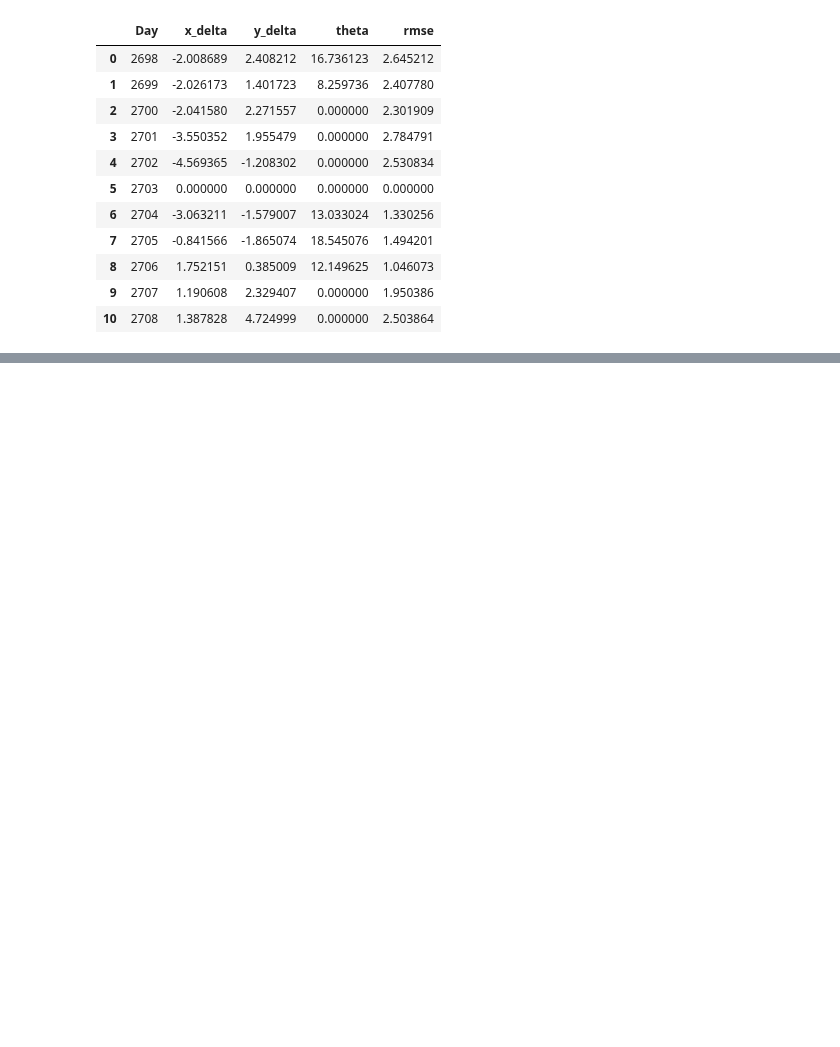
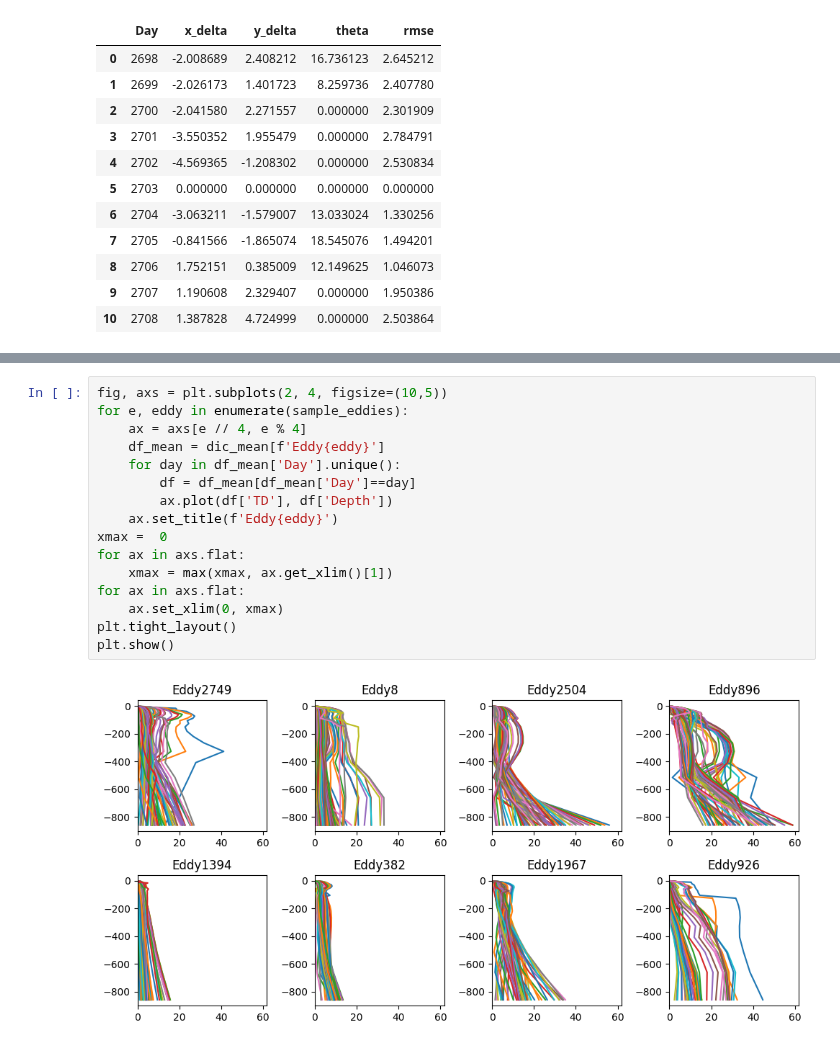
Before and after one commit to regdowse/UNSW-MRes, a Jupyter notebook: MRes/Chapter2/Tilt_Analysis.ipynb, the cells around one changed output, grey strips where cells are left out. Saved outputs shown, nothing was run; the diff lists cells and outputs as text; blank space fills up the shorter version.

```diff
--- a/MRes/Chapter2/Tilt_Analysis.ipynb
+++ b/MRes/Chapter2/Tilt_Analysis.ipynb
@@ -161,0 +268,18 @@ plt.show()
+# %%
+fig, axs = plt.subplots(2, 4, figsize=(10,5))
+for e, eddy in enumerate(sample_eddies):
+    ax = axs[e // 4, e % 4]
+    df_mean = dic_mean[f'Eddy{eddy}']
+    for day in df_mean['Day'].unique():
+        df = df_mean[df_mean['Day']==day]
+        ax.plot(df['TD'], df['Depth'])
+    ax.set_title(f'Eddy{eddy}')
+xmax =  0
+for ax in axs.flat:
+    xmax = max(xmax, ax.get_xlim()[1])
+for ax in axs.flat:
+    ax.set_xlim(0, xmax)
+plt.tight_layout()
+plt.show()
+# %% [output]
+[figure, added]
```
Also changed, not shown: parts of 5 cells of this notebook, 3 other files.
